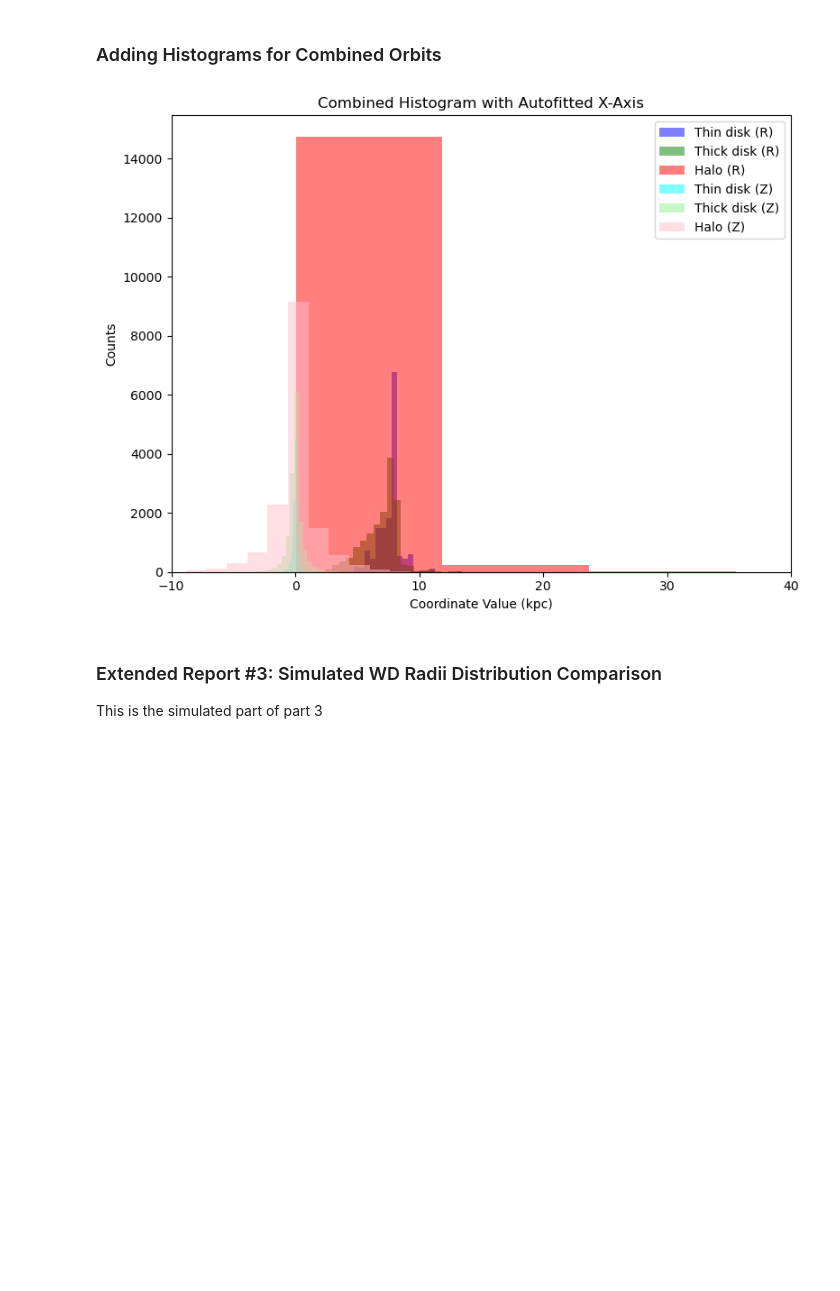
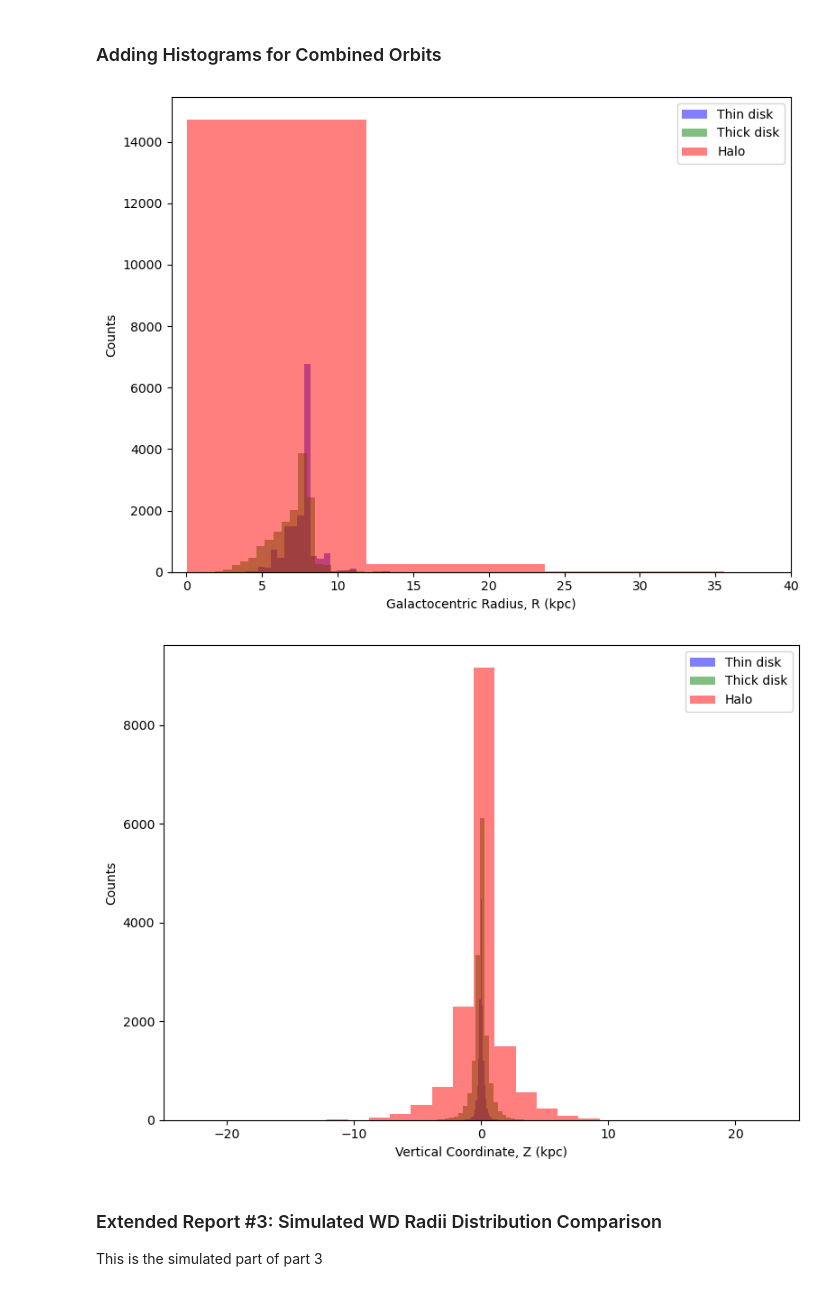
Before and after one commit to CherryWookie/Astrophysics-code, a Jupyter notebook: report2/final_simulation.ipynb, the cells around one changed output. Drawn from its saved outputs; the diff is of its cells as text; code cells hidden in the pictures; blank space fills up the shorter version.

```diff
--- a/report2/final_simulation.ipynb
+++ b/report2/final_simulation.ipynb
@@ -394,6 +394,8 @@ pl.hist(R_halo, bins=30, alpha=0.5, label='Halo', color='red')
 pl.xlabel('Galactocentric Radius, R (kpc)')
 pl.ylabel('Counts')
 pl.legend()
+pl.xlim(-1, 40)
+
 pl.tight_layout()
 pl.savefig("simulated_histogram1.png", dpi=150, bbox_inches='tight')
 pl.show()
@@ -406,6 +408,8 @@ pl.hist(Z_halo, bins=30, alpha=0.5, label='Halo', color='red')
 pl.xlabel('Vertical Coordinate, Z (kpc)')
 pl.ylabel('Counts')
 pl.legend()
+pl.xlim(-25, 25)
+
 pl.tight_layout()
 pl.savefig("simulated_histogram2.png", dpi=150, bbox_inches='tight')
 pl.show()
@@ -414,34 +418,35 @@ pl.show()
 
 
 # # Create a single figure for the combined histogram
 # fig = pl.figure(figsize=(8, 6))
 
 # # Plot histograms for R and Z on the same graph
 # pl.hist(R_thin, bins=30, alpha=0.5, label='Thin disk (R)', color='blue')
 # pl.hist(R_thick, bins=30, alpha=0.5, label='Thick disk (R)', color='green')
 # pl.hist(R_halo, bins=30, alpha=0.5, label='Halo (R)', color='red')
 
 # pl.hist(Z_thin, bins=30, alpha=0.5, label='Thin disk (Z)', color='cyan')
 # pl.hist(Z_thick, bins=30, alpha=0.5, label='Thick disk (Z)', color='lightgreen')
 # pl.hist(Z_halo, bins=30, alpha=0.5, label='Halo (Z)', color='pink')
 
 # # Autofit x-axis to the data range
 # pl.xlim(-10, 40)
 
 # # Add labels and legend
 # pl.xlabel('Coordinate Value (kpc)')
 # pl.ylabel('Counts')
 # pl.title('Combined Histogram with Autofitted X-Axis')
 # pl.legend()
 # pl.tight_layout()
 
 # # Save the figure
 # pl.savefig("simulated_autofit_xaxis_histogram.png", dpi=150, bbox_inches='tight')
 
 # # Show the plot
 # pl.show()
 # %% [output]
-[figure, old version]
+[figure, new version]
+[figure, added]
 # %% [markdown]
 ### Extended Report #3: Simulated WD Radii Distribution Comparison
 This is the simulated part of part 3
```
Also changed, not shown: parts of 3 cells of this notebook, 6 other files.
